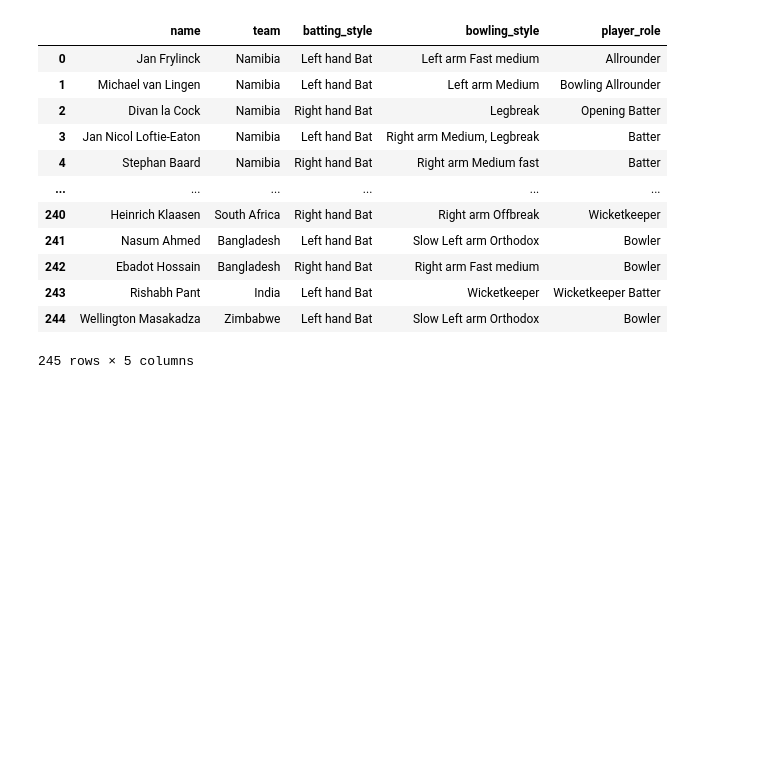
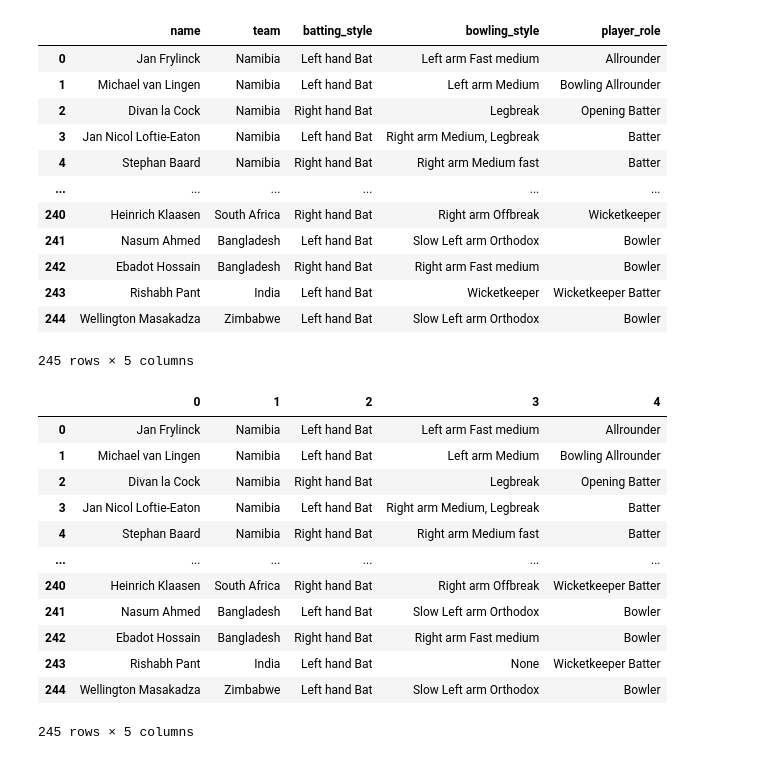
Before and after one commit to Naveen-004/T20-WC-Analysis, a Jupyter notebook: scraping.ipynb, the cells around one changed output. Saved outputs shown, nothing was run; the diff lists cells and outputs as text; code cells hidden in the pictures; blank space fills up the shorter version.

Commit message:
3️⃣ playerinfo table scrape

```diff
--- a/scraping.ipynb
+++ b/scraping.ipynb
@@ -338,5 +338,51 @@ player_info
 | 243 | Rishabh Pant | India | Left hand Bat | Wicketkeeper | Wicketkeeper Batter |
 | 244 | Wellington Masakadza | Zimbabwe | Left hand Bat | Slow Left arm Orthodox | Bowler |
 245 rows × 5 columns
+# %%
+player_info = pd.DataFrame()
+for url in player_urls:
+    response = requests.get('https://www.espncricinfo.com'+ url)
+    soup = BeautifulSoup(response.content, 'html.parser')
+    name = soup.find_all('h1', class_='ds-text-title-l ds-font-bold')
+    team = soup.find_all('span', class_='ds-text-comfortable-s')
+    divs = soup.find_all('div', class_= 'ds-grid lg:ds-grid-cols-3 ds-grid-cols-2 ds-gap-4 ds-mb-8')
+    dict = {}
+    dict['name'] = name[0].text
+    dict['team'] = team[0].text
+    for div in divs:
+        paras = div.find_all('p')
+        headers = div.find_all('h5')
+        for p, h in zip(paras, headers):
+            dict[p.text] = h.text
+        try:
+            bat = dict['Batting Style']
+        except:
+            bat = None
+        try:
+            bowl = dict['Bowling Style']
+        except:
+            bowl = None
+        try:
+            role = dict['Playing Role']
+        except:
+            role = None
+        temp = [[dict['name'], dict['team'], bat, bowl, role]]
+    temp = pd.DataFrame(temp, index=[0])
+    player_info = pd.concat([player_info, temp], ignore_index=True, axis=0)
+player_info
+# %% [output]
+|  | 0 | 1 | 2 | 3 | 4 |
+| 0 | Jan Frylinck | Namibia | Left hand Bat | Left arm Fast medium | Allrounder |
+| 1 | Michael van Lingen | Namibia | Left hand Bat | Left arm Medium | Bowling Allrounder |
+| 2 | Divan la Cock | Namibia | Right hand Bat | Legbreak | Opening Batter |
+| 3 | Jan Nicol Loftie-Eaton | Namibia | Left hand Bat | Right arm Medium, Legbreak | Batter |
+| 4 | Stephan Baard | Namibia | Right hand Bat | Right arm Medium fast | Batter |
+| ... | ... | ... | ... | ... | ... |
+| 240 | Heinrich Klaasen | South Africa | Right hand Bat | Right arm Offbreak | Wicketkeeper Batter |
+| 241 | Nasum Ahmed | Bangladesh | Left hand Bat | Slow Left arm Orthodox | Bowler |
+| 242 | Ebadot Hossain | Bangladesh | Right hand Bat | Right arm Fast medium | Bowler |
+| 243 | Rishabh Pant | India | Left hand Bat | None | Wicketkeeper Batter |
+| 244 | Wellington Masakadza | Zimbabwe | Left hand Bat | Slow Left arm Orthodox | Bowler |
+245 rows × 5 columns
 # %%
 player_info.to_csv('data/playerinfo.csv', index=False)
```
Also changed, not shown: 2 other files.
